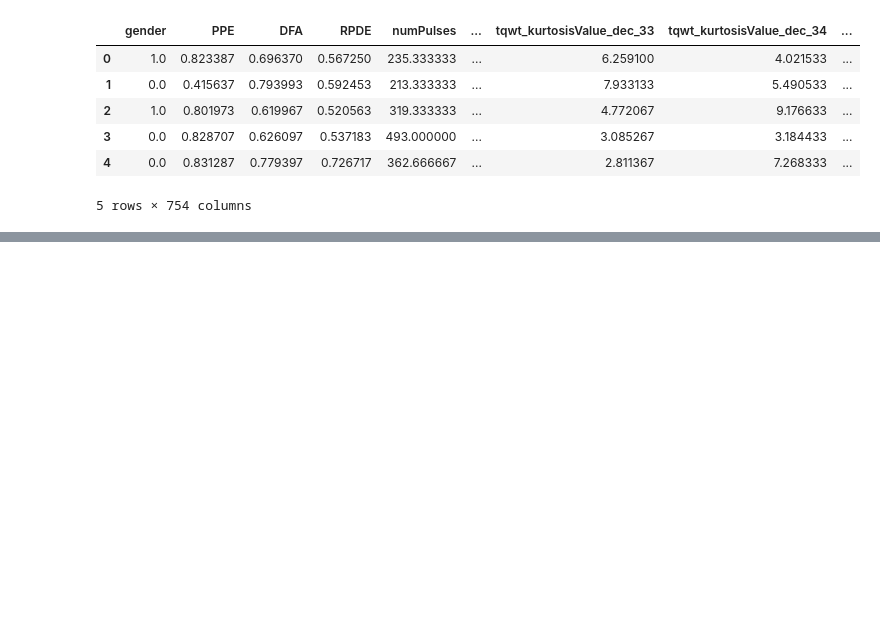
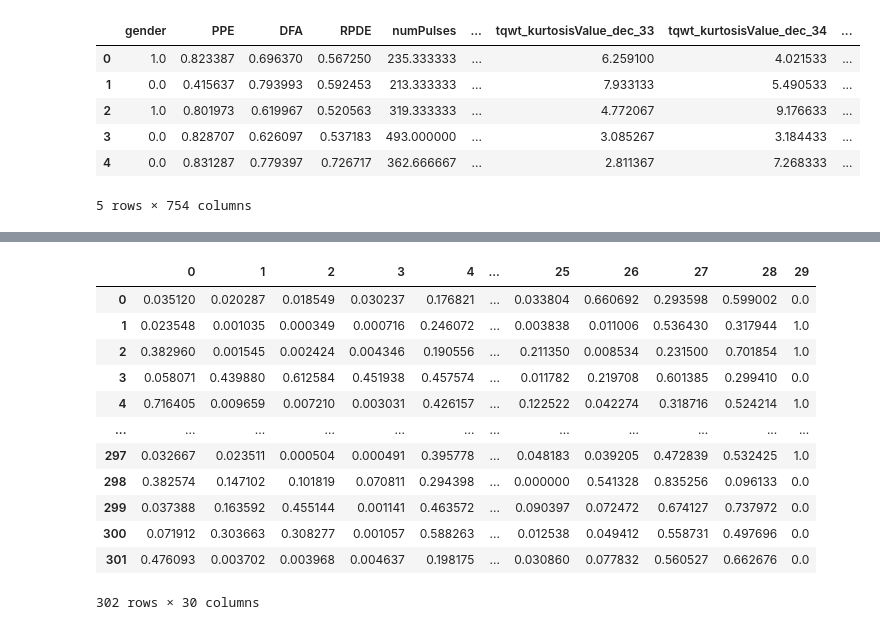
Before and after one commit to sepehr21ar/Machine-Learning-and-Analytics, a Jupyter notebook: Parkinson_Disease/main.ipynb, the cells around one changed output, grey strips where cells are left out. Drawn from its saved outputs; the diff is of its cells as text; code cells hidden in the pictures; blank space fills up the shorter version.

```diff
--- a/Parkinson_Disease/main.ipynb
+++ b/Parkinson_Disease/main.ipynb
@@ -70,0 +152,16 @@ df.head()
+# %%
+pd.DataFrame(X_resampled)
+# %% [output]
+|  | 0 | 1 | 2 | 3 | 4 | ... | 25 | 26 | 27 | 28 | 29 |
+| 0 | 0.035120 | 0.020287 | 0.018549 | 0.030237 | 0.176821 | ... | 0.033804 | 0.660692 | 0.293598 | 0.599002 | 0.0 |
+| 1 | 0.023548 | 0.001035 | 0.000349 | 0.000716 | 0.246072 | ... | 0.003838 | 0.011006 | 0.536430 | 0.317944 | 1.0 |
+| 2 | 0.382960 | 0.001545 | 0.002424 | 0.004346 | 0.190556 | ... | 0.211350 | 0.008534 | 0.231500 | 0.701854 | 1.0 |
+| 3 | 0.058071 | 0.439880 | 0.612584 | 0.451938 | 0.457574 | ... | 0.011782 | 0.219708 | 0.601385 | 0.299410 | 0.0 |
+| 4 | 0.716405 | 0.009659 | 0.007210 | 0.003031 | 0.426157 | ... | 0.122522 | 0.042274 | 0.318716 | 0.524214 | 1.0 |
+| ... | ... | ... | ... | ... | ... | ... | ... | ... | ... | ... | ... |
+| 297 | 0.032667 | 0.023511 | 0.000504 | 0.000491 | 0.395778 | ... | 0.048183 | 0.039205 | 0.472839 | 0.532425 | 1.0 |
+| 298 | 0.382574 | 0.147102 | 0.101819 | 0.070811 | 0.294398 | ... | 0.000000 | 0.541328 | 0.835256 | 0.096133 | 0.0 |
+| 299 | 0.037388 | 0.163592 | 0.455144 | 0.001141 | 0.463572 | ... | 0.090397 | 0.072472 | 0.674127 | 0.737972 | 0.0 |
+| 300 | 0.071912 | 0.303663 | 0.308277 | 0.001057 | 0.588263 | ... | 0.012538 | 0.049412 | 0.558731 | 0.497696 | 0.0 |
+| 301 | 0.476093 | 0.003702 | 0.003968 | 0.004637 | 0.198175 | ... | 0.030860 | 0.077832 | 0.560527 | 0.662676 | 0.0 |
+302 rows × 30 columns
```
Also changed, not shown: parts of 12 cells of this notebook.
